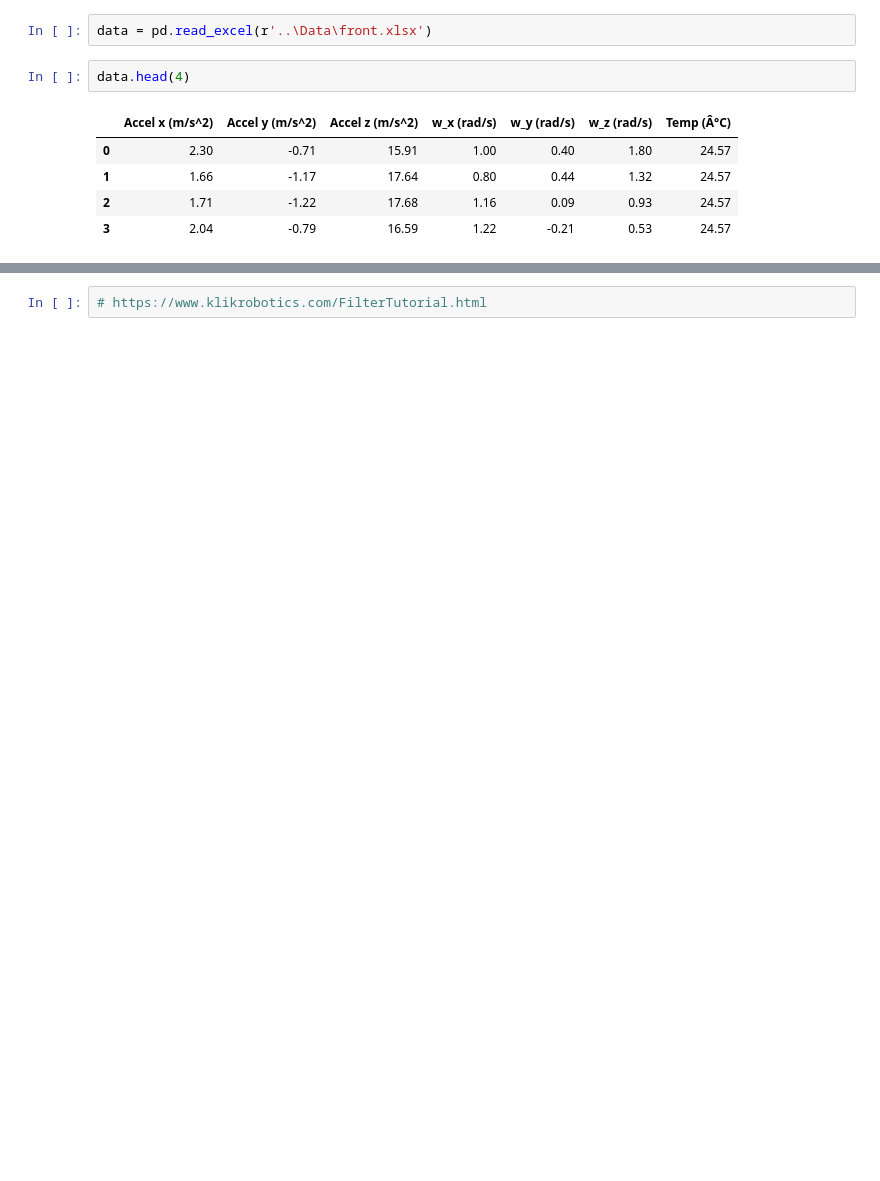
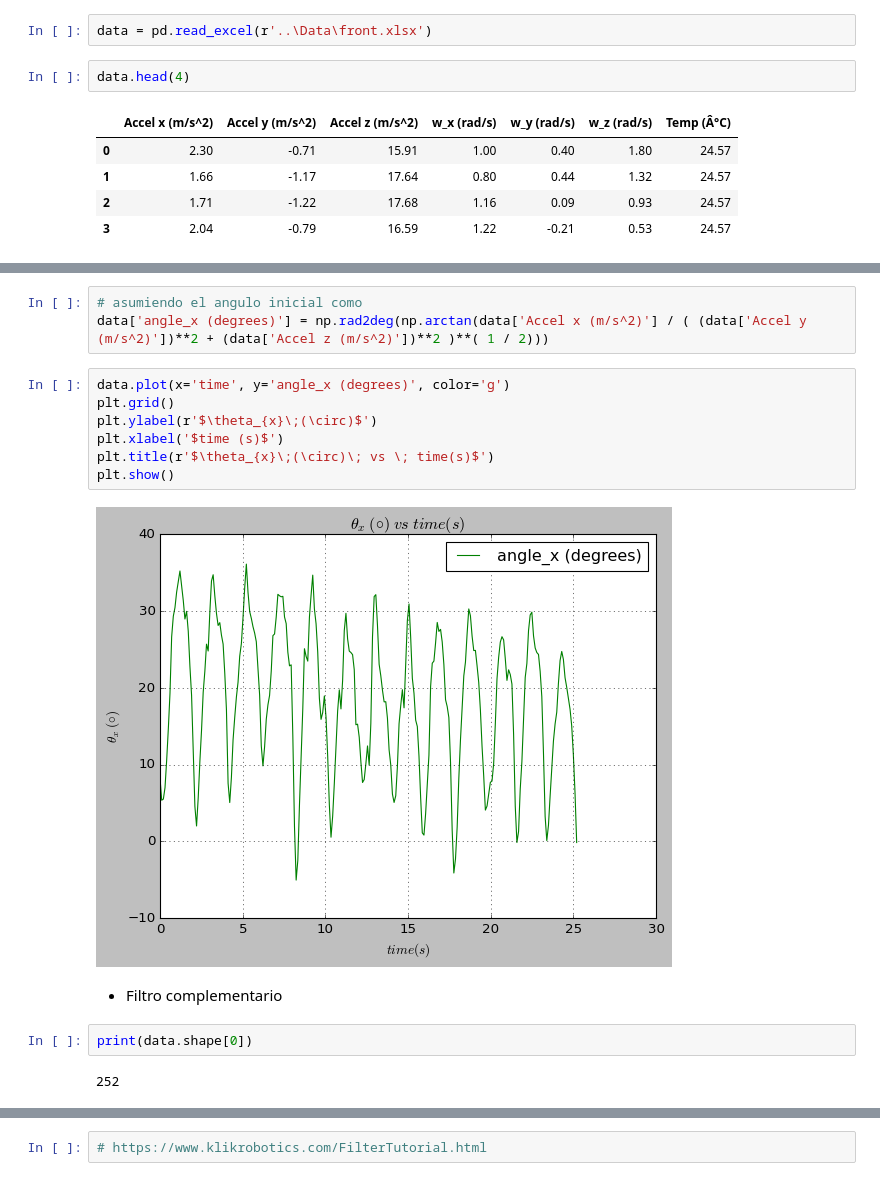
Before and after one commit to DuneV/MAIA-Curso, a Jupyter notebook: Modules/Kalman.ipynb, the cells around one changed output, grey strips where cells are left out. Saved outputs shown, nothing was run; the diff lists cells and outputs as text; blank space fills up the shorter version.

```diff
--- a/Modules/Kalman.ipynb
+++ b/Modules/Kalman.ipynb
@@ -192,0 +205,18 @@ def getAngleCFilter(pitch, gyro_rate, dt):
+# %%
+# asumiendo el angulo inicial como
+data['angle_x (degrees)'] = np.rad2deg(np.arctan(data['Accel x (m/s^2)'] / ( (data['Accel y (m/s^2)'])**2 + (data['Accel z (m/s^2)'])**2 )**( 1 / 2)))
+# %%
+data.plot(x='time', y='angle_x (degrees)', color='g')
+plt.grid()
+plt.ylabel(r'$\theta_{x}\;(\circ)$')
+plt.xlabel('$time (s)$')
+plt.title(r'$\theta_{x}\;(\circ)\; vs \; time(s)$')
+plt.show()
+# %% [output]
+[figure, added]
+# %% [markdown]
+- Filtro complementario
+# %%
+print(data.shape[0])
+# %% [output]
+252
```
Also changed, not shown: parts of 10 cells of this notebook.
